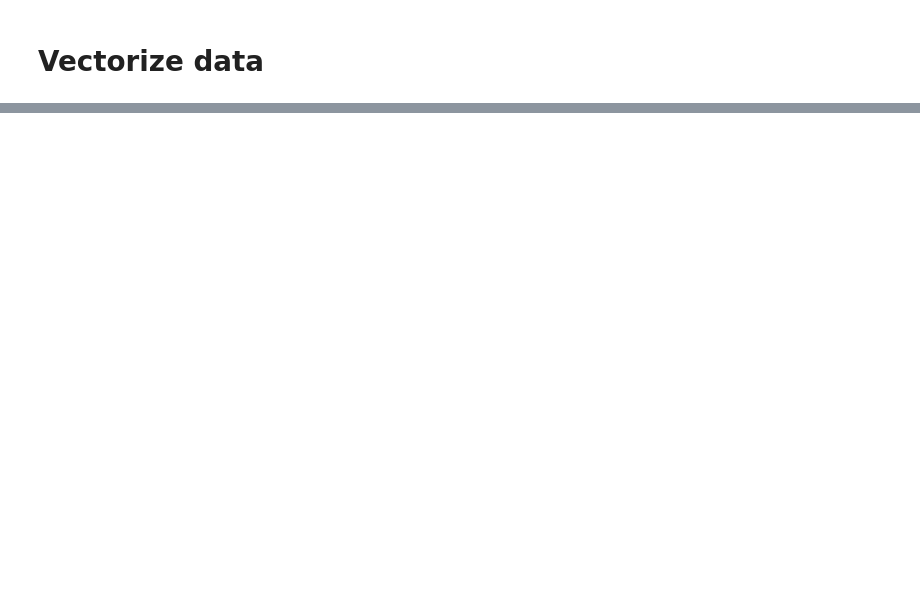
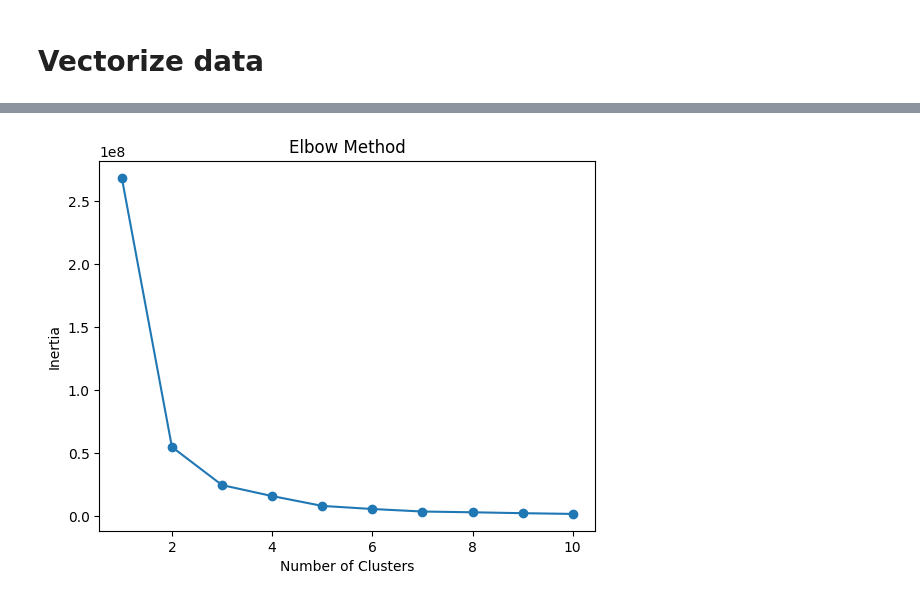
Before and after one commit to lengher289/Portfolio, a Jupyter notebook: reddit_pro_git/reddit_data_project.ipynb, the cells around one changed output, grey strips where cells are left out. Saved outputs shown, nothing was run; the diff lists cells and outputs as text; code cells hidden in the pictures; blank space fills up the shorter version.

```diff
--- a/reddit_pro_git/reddit_data_project.ipynb
+++ b/reddit_pro_git/reddit_data_project.ipynb
@@ -144,0 +204,25 @@ df_final
+# %%
+# Find the index of the row corresponding to the outlier post
+outlier_index = df_final[df_final["post_id"] == "11mv4dc"].index[0]
+
+# Drop the row from the dataframe
+df_final_no_outlier = df_final.drop(outlier_index)
+# %%
+df_elbow_clean = df_final_no_outlier.drop(["post_id", "post_title", "post_text", "post_date", "author", "subreddit", "preprocessed_text"], axis=1)
+
+
+# Perform elbow method on updated data frame
+inertias = []
+for k in range(1, 11):
+    kmeans = KMeans(n_clusters=k)
+    kmeans.fit(df_elbow_clean)
+    inertias.append(kmeans.inertia_)
+
+# Plot elbow method results
+plt.plot(range(1, 11), inertias,marker='o')
+plt.title("Elbow Method")
+plt.xlabel("Number of Clusters")
+plt.ylabel("Inertia")
+plt.show()
+# %% [output]
+[figure, added]
```
Also changed, not shown: parts of 11 cells of this notebook.
